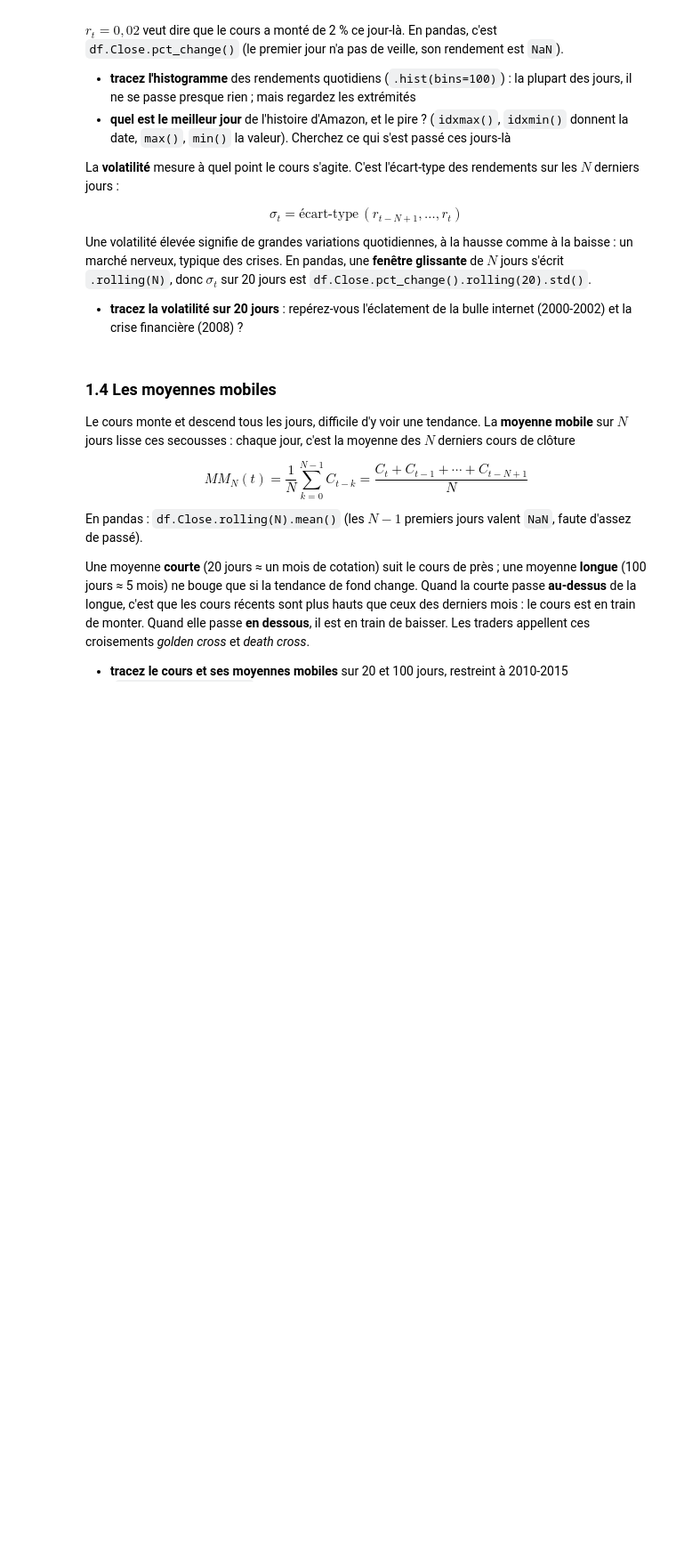
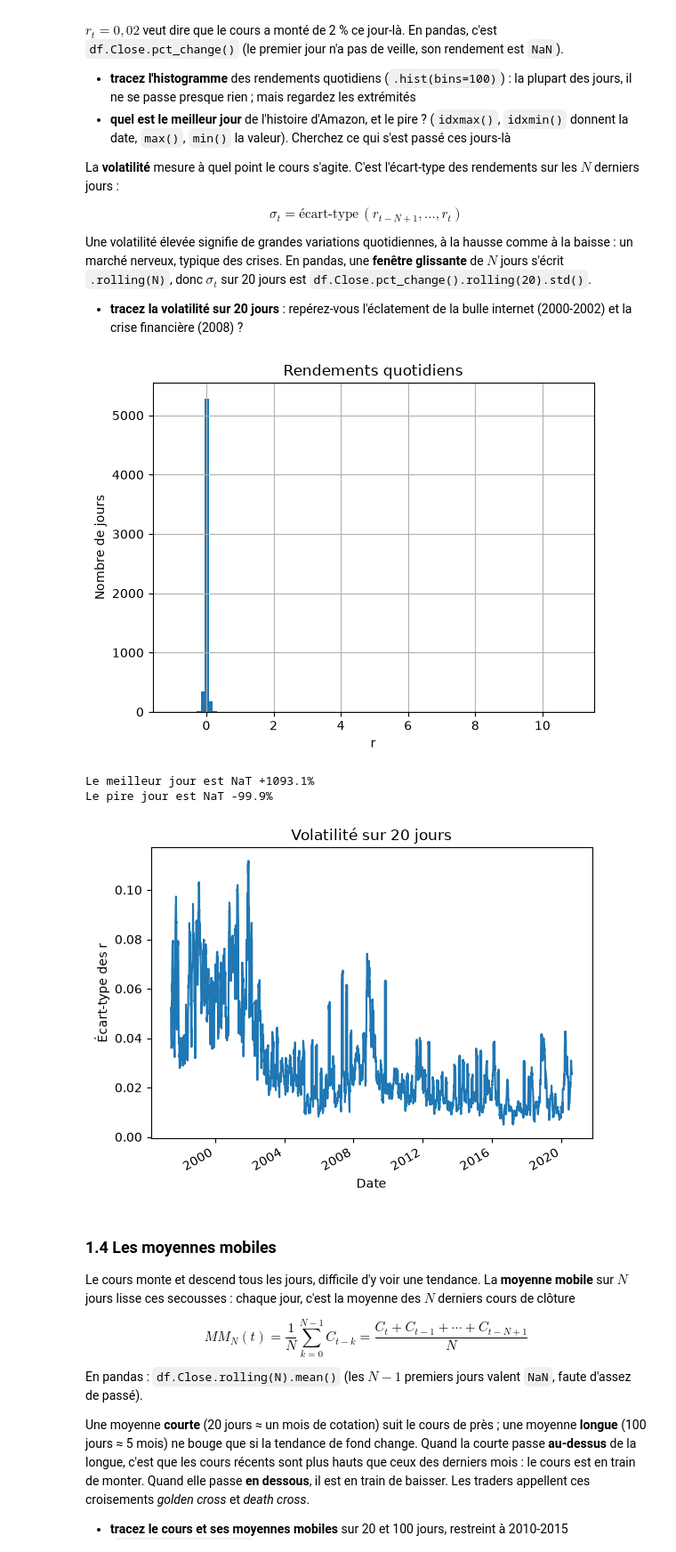
Before and after one commit to LolaFaus/projet-trading-pandas, a Jupyter notebook: groupe-8.ipynb, the cells around one changed output. Shown at 89% size. Saved outputs shown, nothing was run; the diff lists cells and outputs as text; code cells hidden in the pictures; blank space fills up the shorter version.

```diff
--- a/groupe-8.ipynb
+++ b/groupe-8.ipynb
@@ -182,7 +187,25 @@ En pandas, une **fenêtre glissante** de $N$ jours s'écrit `.rolling(N)`, donc
 
 - **tracez la volatilité sur 20 jours** : repérez-vous l'éclatement de la bulle internet (2000-2002) et la crise financière (2008) ?
 # %%
-# votre code
+df['rend'] = df.Close.pct_change() #on rajout à df
+df['rend'].hist(bins=100) #on trace simplement l'histogramme
+plt.title("Rendements quotidiens")
+plt.xlabel("r")
+plt.ylabel("Nombre de jours")
+plt.show()
+
+print("Le meilleur jour est", df['rend'].idxmax().date(), f"{df['rend'].max():+.1%}")
+print("Le pire jour est", df['rend'].idxmin().date(), f"{df['rend'].min():+.1%}")
+
+df['vol20'] = df['rend'].rolling(20).std() #on suit l'énoncé, fenêtre glissante avec rolling
+df['vol20'].plot(title="Volatilité sur 20 jours") #on trace et on nomme les axes
+plt.ylabel("Écart-type des r")
+plt.show()
+# %% [output]
+[figure, added]
+Le meilleur jour est NaT +1093.1%
+Le pire jour est NaT -99.9%
+[figure, added]
 # %% [markdown]
 ### 1.4 Les moyennes mobiles
 
```
Also changed, not shown: parts of 6 cells of this notebook.
